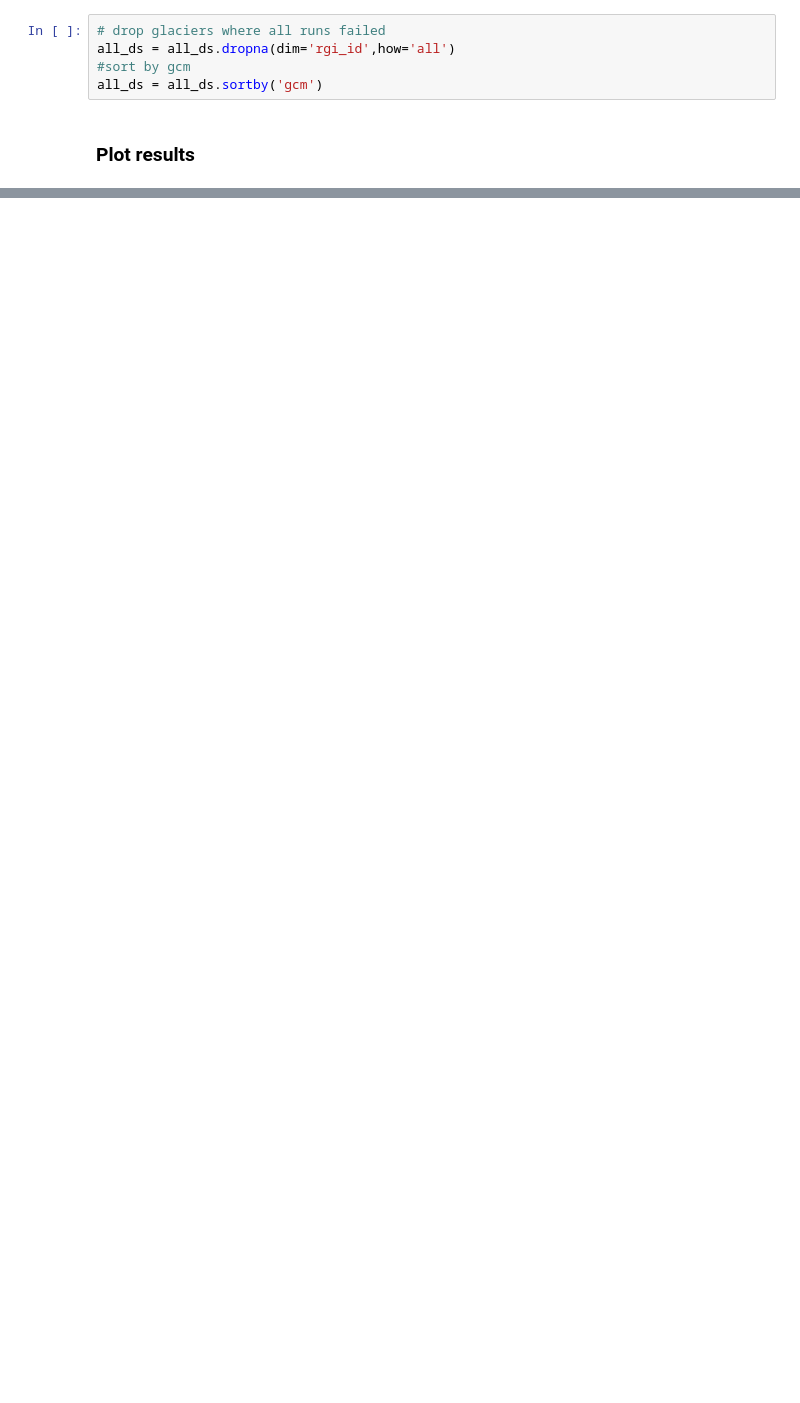
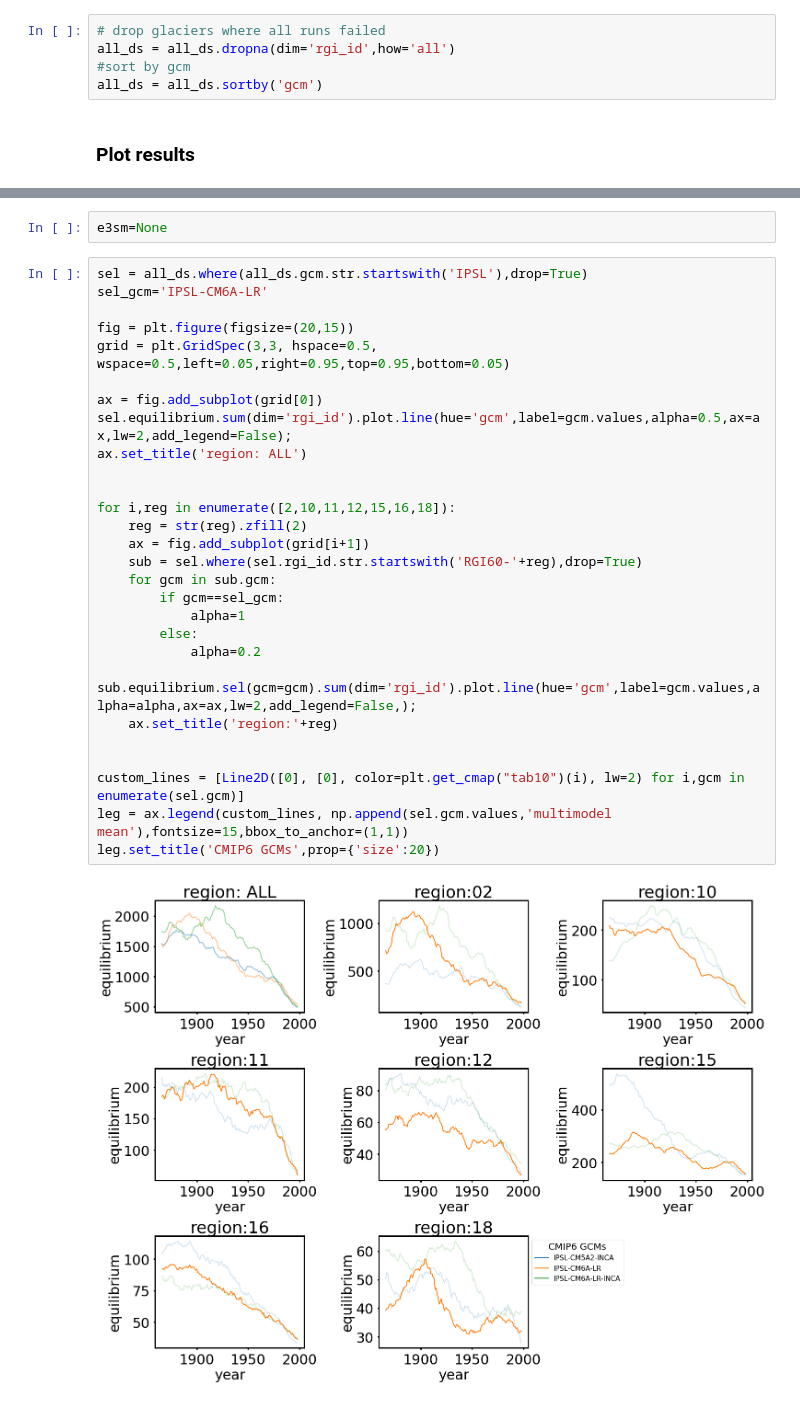
Before and after one commit to juliaeis/OGGM_equilibrium_runs, a Jupyter notebook: merge_output.ipynb, the cells around one changed output, grey strips where cells are left out. Saved outputs shown, nothing was run; the diff lists cells and outputs as text; blank space fills up the shorter version.

```diff
--- a/merge_output.ipynb
+++ b/merge_output.ipynb
@@ -127 +179,33 @@ all_ds.equilibrium.sum(dim='rgi_id').plot.line(hue='gcm');
+# %%
+e3sm=None
+# %%
+sel = all_ds.where(all_ds.gcm.str.startswith('IPSL'),drop=True)
+sel_gcm='IPSL-CM6A-LR'
+
+fig = plt.figure(figsize=(20,15))
+grid = plt.GridSpec(3,3, hspace=0.5, wspace=0.5,left=0.05,right=0.95,top=0.95,bottom=0.05)
+
+ax = fig.add_subplot(grid[0])
+sel.equilibrium.sum(dim='rgi_id').plot.line(hue='gcm',label=gcm.values,alpha=0.5,ax=ax,lw=2,add_legend=False);
+ax.set_title('region: ALL')
+
+
+for i,reg in enumerate([2,10,11,12,15,16,18]):
+    reg = str(reg).zfill(2)
+    ax = fig.add_subplot(grid[i+1])
+    sub = sel.where(sel.rgi_id.str.startswith('RGI60-'+reg),drop=True)
+    for gcm in sub.gcm:
+        if gcm==sel_gcm:
+            alpha=1
+        else:
+            alpha=0.2
+        sub.equilibrium.sel(gcm=gcm).sum(dim='rgi_id').plot.line(hue='gcm',label=gcm.values,alpha=alpha,ax=ax,lw=2,add_legend=False,);
+    ax.set_title('region:'+reg)
+
+
+custom_lines = [Line2D([0], [0], color=plt.get_cmap("tab10")(i), lw=2) for i,gcm in enumerate(sel.gcm)]
+leg = ax.legend(custom_lines, np.append(sel.gcm.values,'multimodel mean'),fontsize=15,bbox_to_anchor=(1,1))
+leg.set_title('CMIP6 GCMs',prop={'size':20})
+# %% [output]
+[figure, added]
 # %%
```
Also changed, not shown: parts of 9 cells of this notebook.
